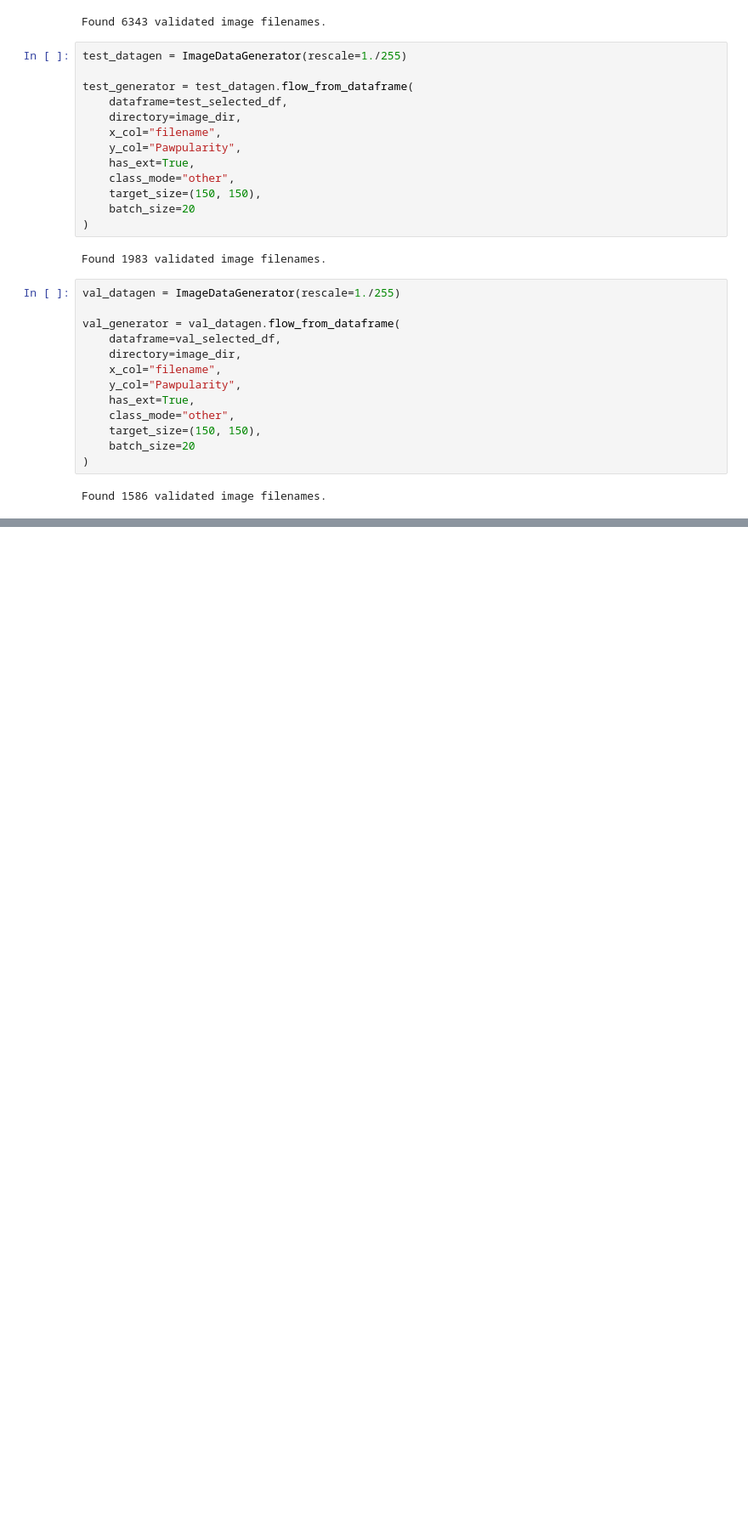
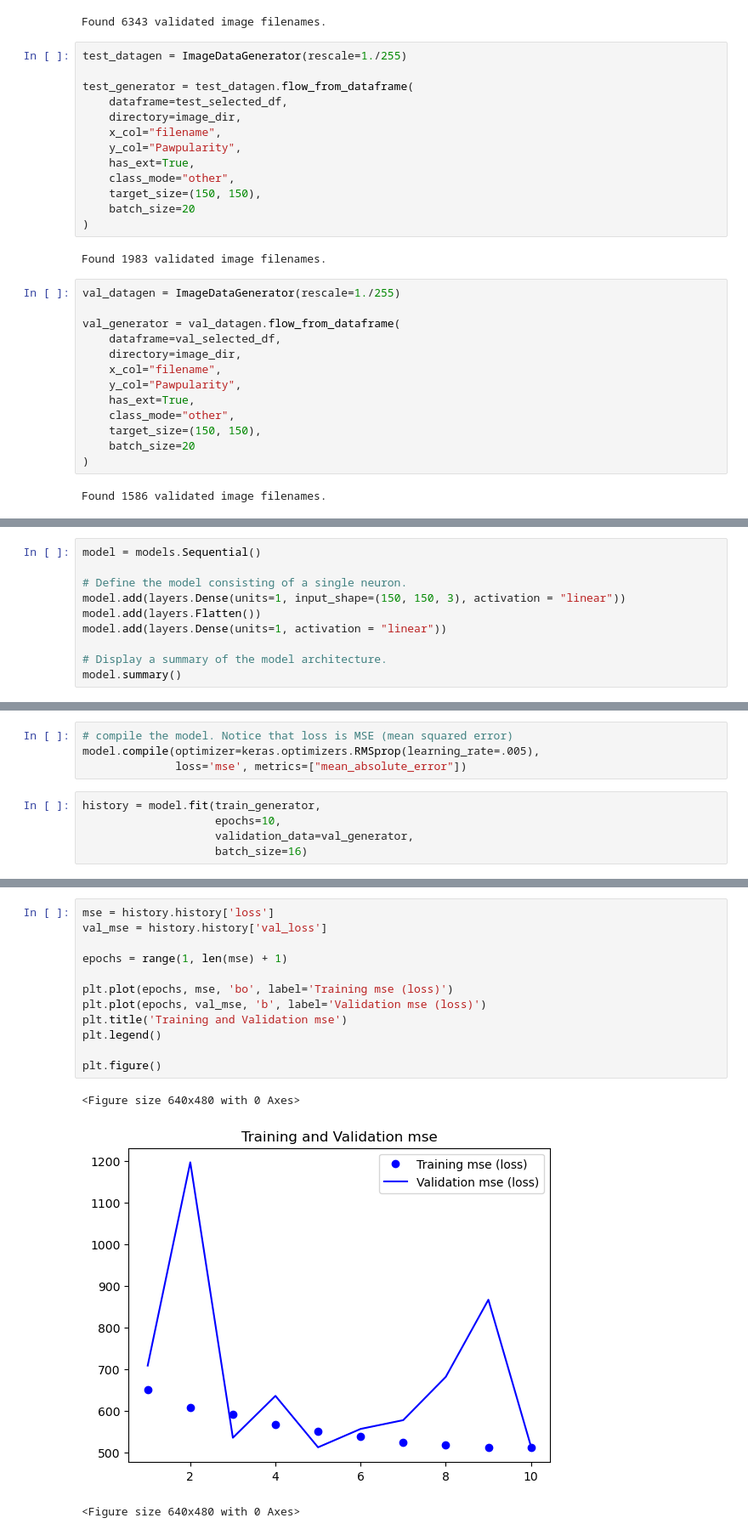
Before and after one commit to triasteran/Machine-Learning-Zoomcamp-2023, a Jupyter notebook: CapStoneProject2/RegressionProblem_for_stray_animals_description.ipynb, the cells around one changed output, grey strips where cells are left out. Shown at 85% size. Cells and saved outputs as stored; diff of their text form; blank space fills up the shorter version.

```diff
--- a/CapStoneProject2/RegressionProblem_for_stray_animals_description.ipynb
+++ b/CapStoneProject2/RegressionProblem_for_stray_animals_description.ipynb
@@ -315,0 +331,10 @@ Found 1586 validated image filenames.
+# %%
+model = models.Sequential()
+
+# Define the model consisting of a single neuron.
+model.add(layers.Dense(units=1, input_shape=(150, 150, 3), activation = "linear"))
+model.add(layers.Flatten())
+model.add(layers.Dense(units=1, activation = "linear"))
+
+# Display a summary of the model architecture.
+model.summary()
@@ -315,0 +357,9 @@ Found 1586 validated image filenames.
+# %%
+# compile the model. Notice that loss is MSE (mean squared error)
+model.compile(optimizer=keras.optimizers.RMSprop(learning_rate=.005),
+              loss='mse', metrics=["mean_absolute_error"])
+# %%
+history = model.fit(train_generator,
+                    epochs=10,
+                    validation_data=val_generator,
+                    batch_size=16)
@@ -315,0 +389,16 @@ Found 1586 validated image filenames.
+# %%
+mse = history.history['loss']
+val_mse = history.history['val_loss']
+
+epochs = range(1, len(mse) + 1)
+
+plt.plot(epochs, mse, 'bo', label='Training mse (loss)')
+plt.plot(epochs, val_mse, 'b', label='Validation mse (loss)')
+plt.title('Training and Validation mse')
+plt.legend()
+
+plt.figure()
+# %% [output]
+<Figure size 640x480 with 0 Axes>
+[figure, added]
+<Figure size 640x480 with 0 Axes>
```
Also changed, not shown: parts of 48 cells of this notebook.
